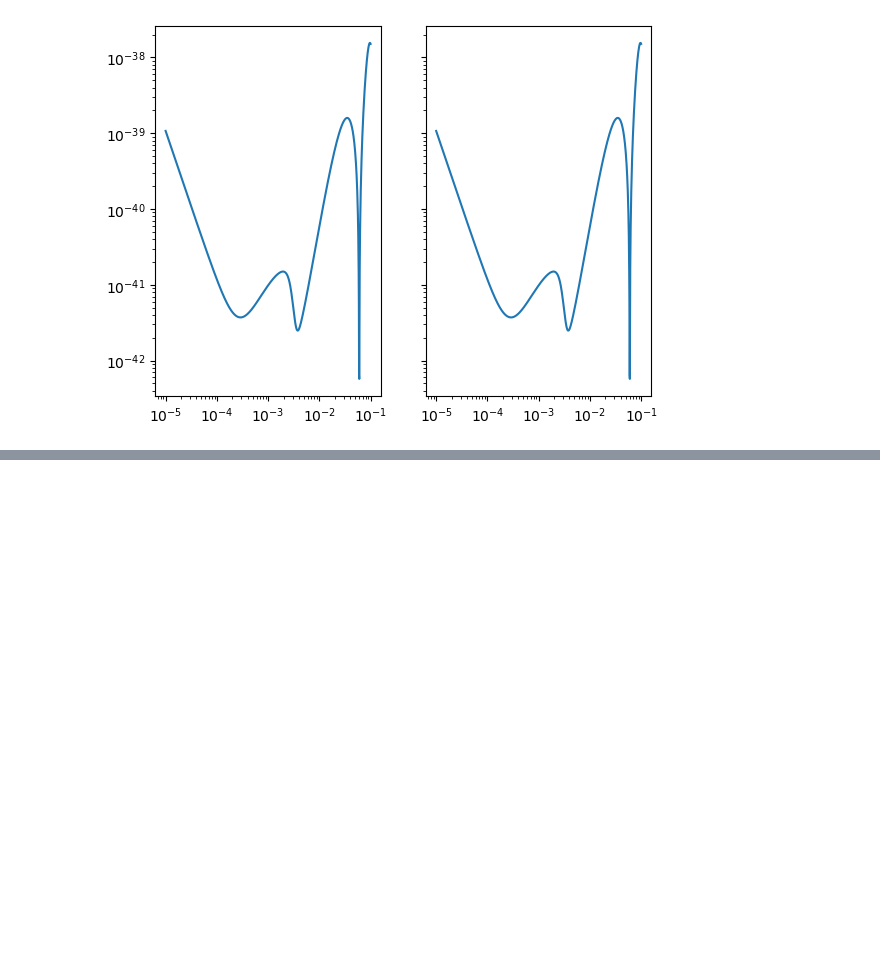
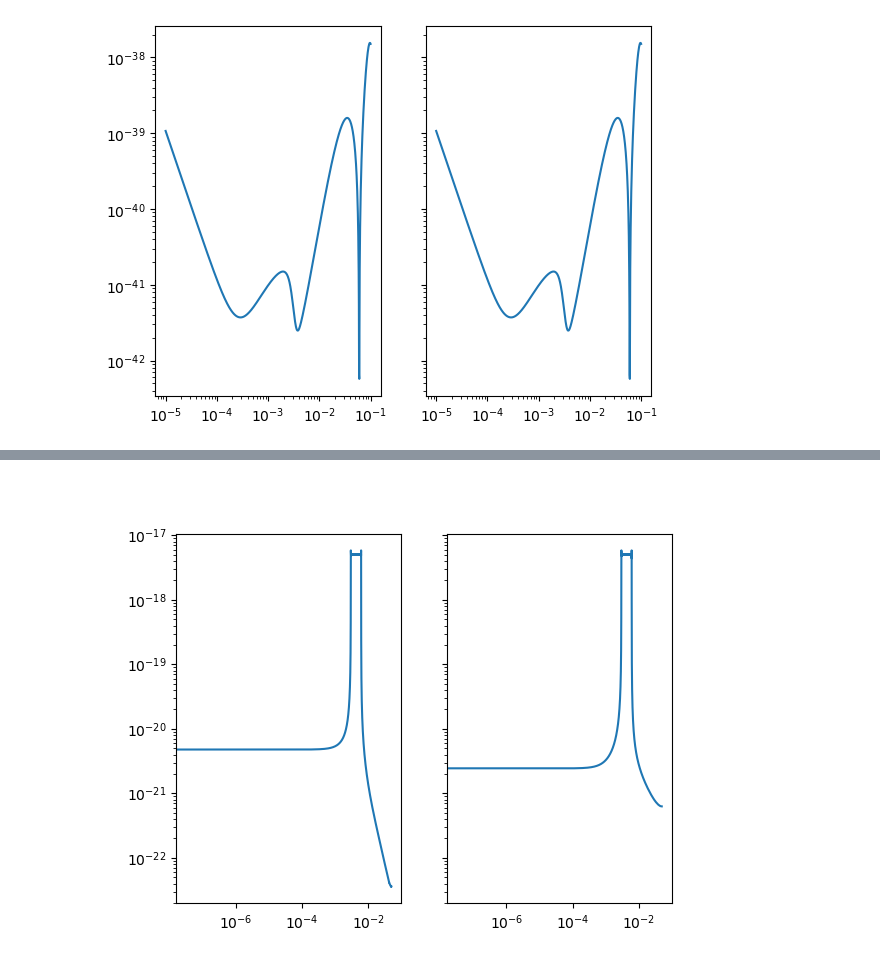
Before and after one commit to Thirtha17/SMBH-Merger-SNR-calculation-with-LISA, a Jupyter notebook: EmriWaveForm.ipynb, the cells around one changed output, grey strips where cells are left out. Cells and saved outputs as stored; diff of their text form; code cells hidden in the pictures; blank space fills up the shorter version.

```diff
--- a/EmriWaveForm.ipynb
+++ b/EmriWaveForm.ipynb
@@ -172,0 +201,2 @@ ax[0].legend()
+# %%
+data_res_arr= DataResidualArray([h1, h2], dt=dt)
@@ -172,0 +209,10 @@ ax[0].legend()
+# %%
+fig, ax = data_res_arr.loglog()
+# ax[0].set_xlim(3e-3,4e-3)
+# ax[1].set_xlim(3e-3,4e-3)
+# ax[0].set_ylim(1e-18,1e-17)
+# ax[1].set_ylim(1e-18,1e-17)
+plt.show()
+# %matplotlib qt
+# %% [output]
+[figure, added]
```
Also changed, not shown: parts of 29 cells of this notebook.
